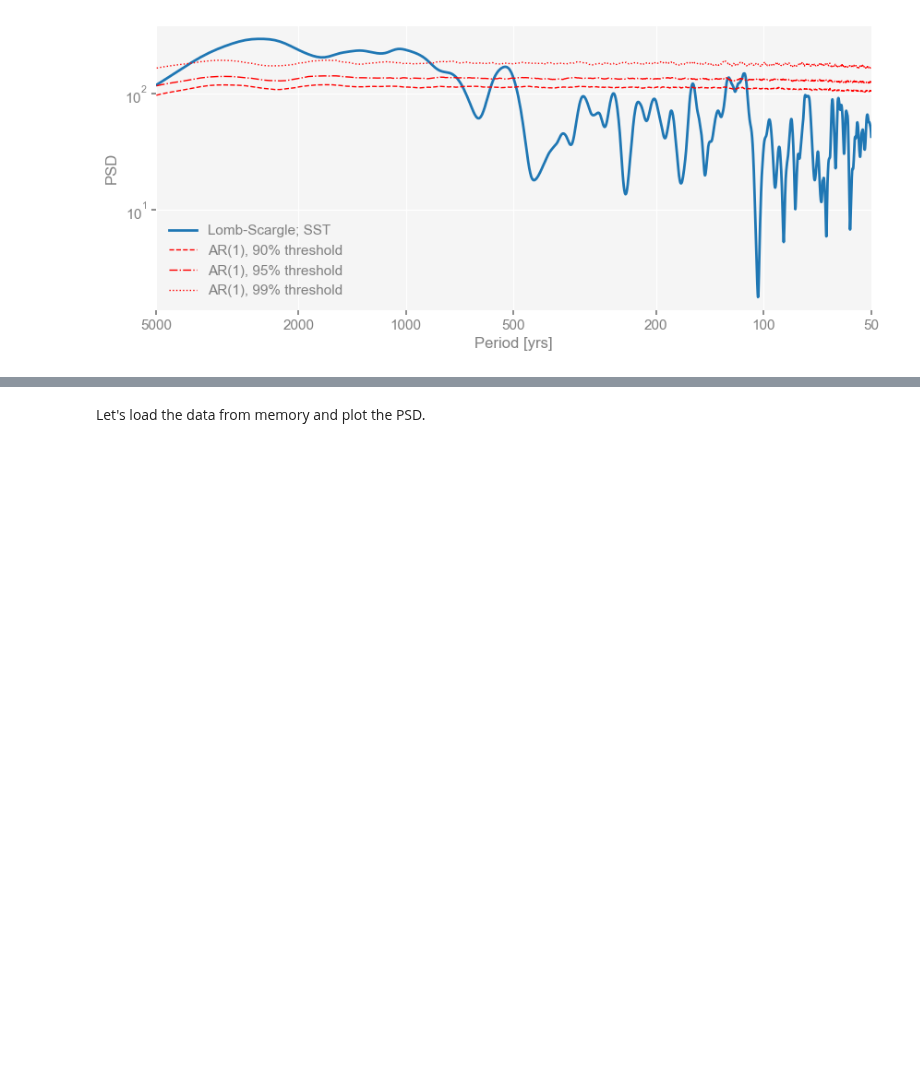
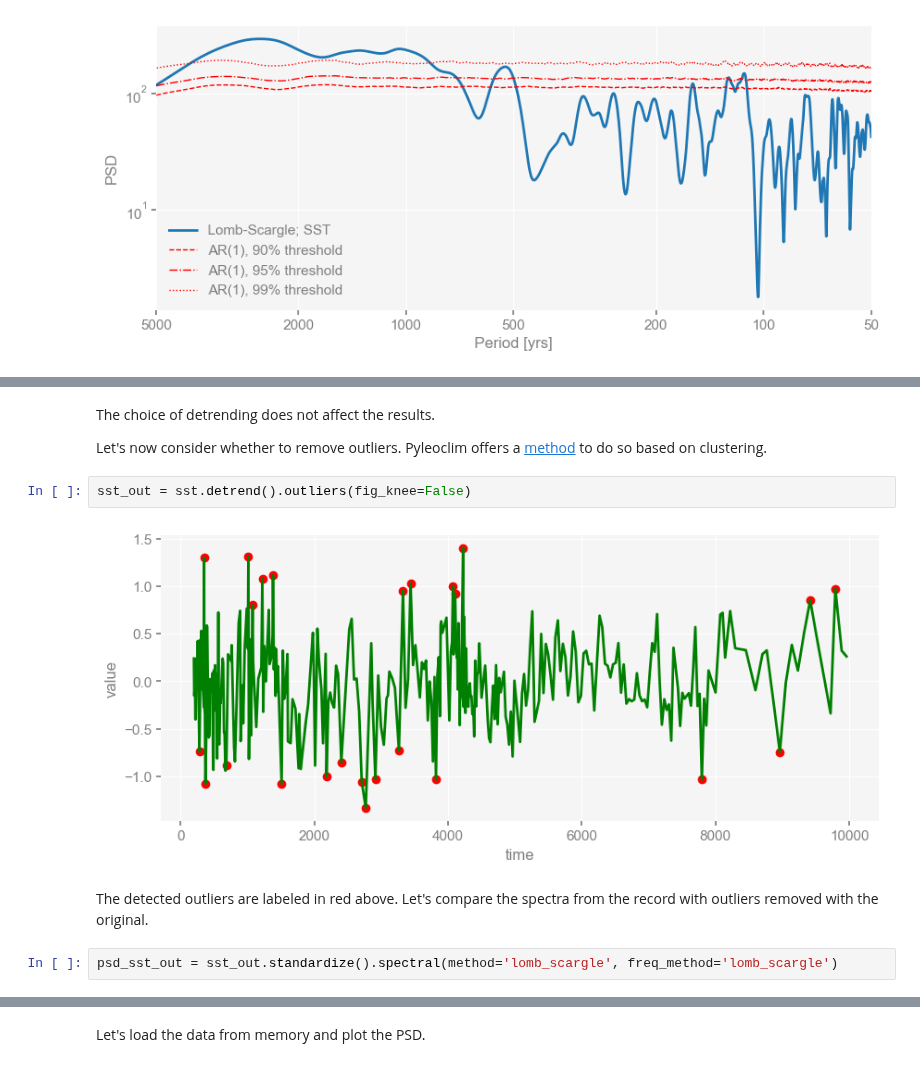
Before and after one commit to LinkedEarth/PyleoclimPaper, a Jupyter notebook: MarineSediment TimeSeries Analysis/Sea, Sun, and Python.ipynb, the cells around one changed output, grey strips where cells are left out. Cells and saved outputs as stored; diff of their text form; blank space fills up the shorter version.

```diff
--- a/MarineSediment TimeSeries Analysis/Sea, Sun, and Python.ipynb
+++ b/MarineSediment TimeSeries Analysis/Sea, Sun, and Python.ipynb
@@ -170,0 +226,12 @@ pyleo.showfig(fig)
+# %% [markdown]
+The choice of detrending does not affect the results.
+
+Let's now consider whether to remove outliers. Pyleoclim offers a [method](https://pyleoclim-util.readthedocs.io/en/master/core/ui.html#pyleoclim.core.ui.Series.outliers) to do so based on clustering.
+# %%
+sst_out = sst.detrend().outliers(fig_knee=False)
+# %% [output]
+[figure, added]
+# %% [markdown]
+The detected outliers are labeled in red above. Let's compare the spectra from the record with outliers removed with the original.
+# %%
+psd_sst_out = sst_out.standardize().spectral(method='lomb_scargle', freq_method='lomb_scargle')
```
Also changed, not shown: parts of 50 cells of this notebook, 3 other files.
